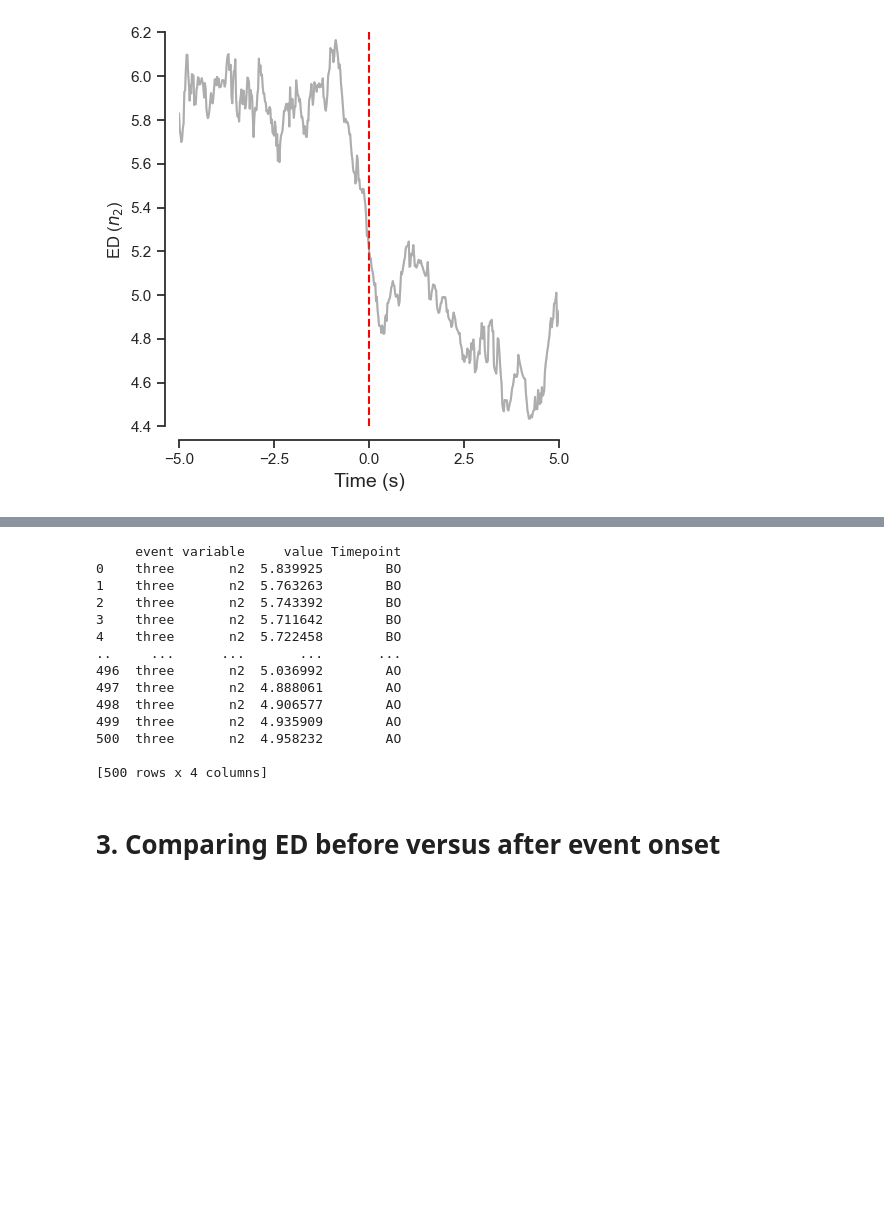
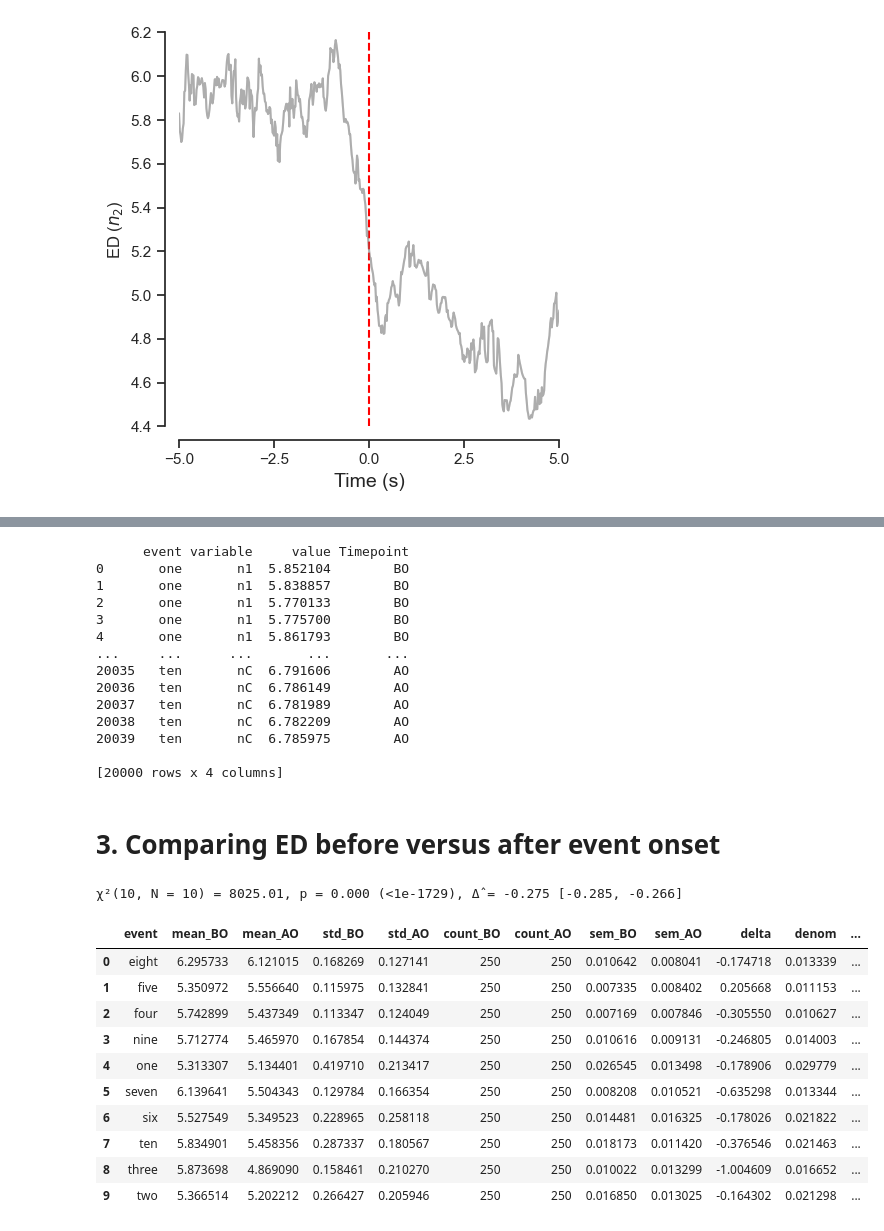
Before and after one commit to JohnMadrid/pca-driving-behavior, a Jupyter notebook: 4_ed.ipynb, the cells around one changed output, grey strips where cells are left out. Saved outputs shown, nothing was run; the diff lists cells and outputs as text; code cells hidden in the pictures; blank space fills up the shorter version.

```diff
--- a/4_ed.ipynb
+++ b/4_ed.ipynb
@@ -612,20 +658,20 @@ results_df = vis_ed_at_onset(
 # %%
-print(results_df.drop(columns=['onset_time', 'relative_time'], inplace=False))
+print(results_df_all_metrics.drop(columns=['onset_time', 'relative_time'], inplace=False))
 # %% [output]
-     event variable     value Timepoint
-0    three       n2  5.839925        BO
-1    three       n2  5.763263        BO
-2    three       n2  5.743392        BO
-3    three       n2  5.711642        BO
-4    three       n2  5.722458        BO
-..     ...      ...       ...       ...
-496  three       n2  5.036992        AO
-497  three       n2  4.888061        AO
-498  three       n2  4.906577        AO
-499  three       n2  4.935909        AO
-500  three       n2  4.958232        AO
+      event variable     value Timepoint
+0       one       n1  5.852104        BO
+1       one       n1  5.838857        BO
+2       one       n1  5.770133        BO
+3       one       n1  5.775700        BO
+4       one       n1  5.861793        BO
+...     ...      ...       ...       ...
+20035   ten       nC  6.791606        AO
+20036   ten       nC  6.786149        AO
+20037   ten       nC  6.781989        AO
+20038   ten       nC  6.782209        AO
+20039   ten       nC  6.785975        AO
 
-[500 rows x 4 columns]
+[20000 rows x 4 columns]
 # %% [markdown]
 # 3. Comparing ED before versus after event onset
 # %%
@@ -969,25 +1015,38 @@ def weighted_chi_square_all_metrics(
     # Order by metric appearance
     return out
 # %%
-res = weighted_chi_square_test_for_metric(results_df, metric='n2')
+res = weighted_chi_square_test_for_metric(results_df_all_metrics, metric='n2')
 
 p_txt = res['p_value']                       # string, e.g., '0.000 (<1e-138)' or '0.012345'
 p_num = res.get('p_value_float', np.nan)     # numeric (0.0 if underflow)
 
 eq = '='
 
 # optional: a readable -log10 p summary
 if np.isfinite(p_num) and p_num > 0:
     neglog10_txt = f"{-np.log10(p_num):.1f}"
 else:
     m = re.search(r'<1e-(\\d+)', p_txt)
     neglog10_txt = f">{m.group(1)}" if m else "NA"
 
 print(
     f"χ²({res['df']}, \x1b[3mN\x1b[0m = {res['num_events']}) = {res['chi2']:.2f}, "
     f"p {eq} {p_txt}, Δ̂ = {res['weighted_mean_diff']:.3f} "
     f"[{res['ci_lower']:.3f}, {res['ci_upper']:.3f}]"
 )
 res['per_event']
+# %% [output]
+χ²(10, N = 10) = 8025.01, p = 0.000 (<1e-1729), Δ̂ = -0.275 [-0.285, -0.266]
+|  | event | mean_BO | mean_AO | std_BO | std_AO | count_BO | count_AO | sem_BO | sem_AO | delta | denom | ... |
+| 0 | eight | 6.295733 | 6.121015 | 0.168269 | 0.127141 | 250 | 250 | 0.010642 | 0.008041 | -0.174718 | 0.013339 | ... |
+| 1 | five | 5.350972 | 5.556640 | 0.115975 | 0.132841 | 250 | 250 | 0.007335 | 0.008402 | 0.205668 | 0.011153 | ... |
+| 2 | four | 5.742899 | 5.437349 | 0.113347 | 0.124049 | 250 | 250 | 0.007169 | 0.007846 | -0.305550 | 0.010627 | ... |
+| 3 | nine | 5.712774 | 5.465970 | 0.167854 | 0.144374 | 250 | 250 | 0.010616 | 0.009131 | -0.246805 | 0.014003 | ... |
+| 4 | one | 5.313307 | 5.134401 | 0.419710 | 0.213417 | 250 | 250 | 0.026545 | 0.013498 | -0.178906 | 0.029779 | ... |
+| 5 | seven | 6.139641 | 5.504343 | 0.129784 | 0.166354 | 250 | 250 | 0.008208 | 0.010521 | -0.635298 | 0.013344 | ... |
+| 6 | six | 5.527549 | 5.349523 | 0.228965 | 0.258118 | 250 | 250 | 0.014481 | 0.016325 | -0.178026 | 0.021822 | ... |
+| 7 | ten | 5.834901 | 5.458356 | 0.287337 | 0.180567 | 250 | 250 | 0.018173 | 0.011420 | -0.376546 | 0.021463 | ... |
+| 8 | three | 5.873698 | 4.869090 | 0.158461 | 0.210270 | 250 | 250 | 0.010022 | 0.013299 | -1.004609 | 0.016652 | ... |
+| 9 | two | 5.366514 | 5.202212 | 0.266427 | 0.205946 | 250 | 250 | 0.016850 | 0.013025 | -0.164302 | 0.021298 | ... |
 # %%
 print(res)
```
Also changed, not shown: parts of 10 cells of this notebook.
